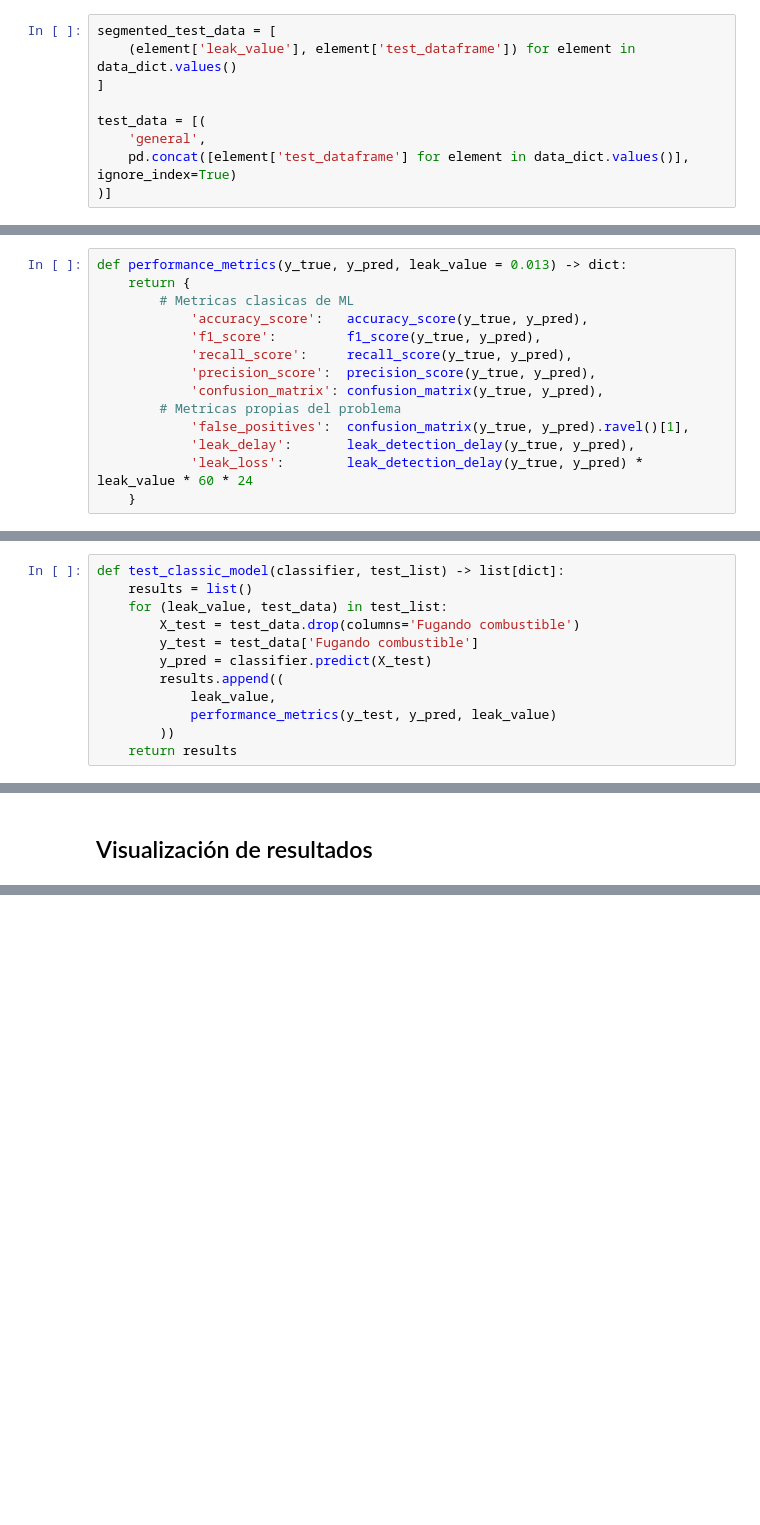
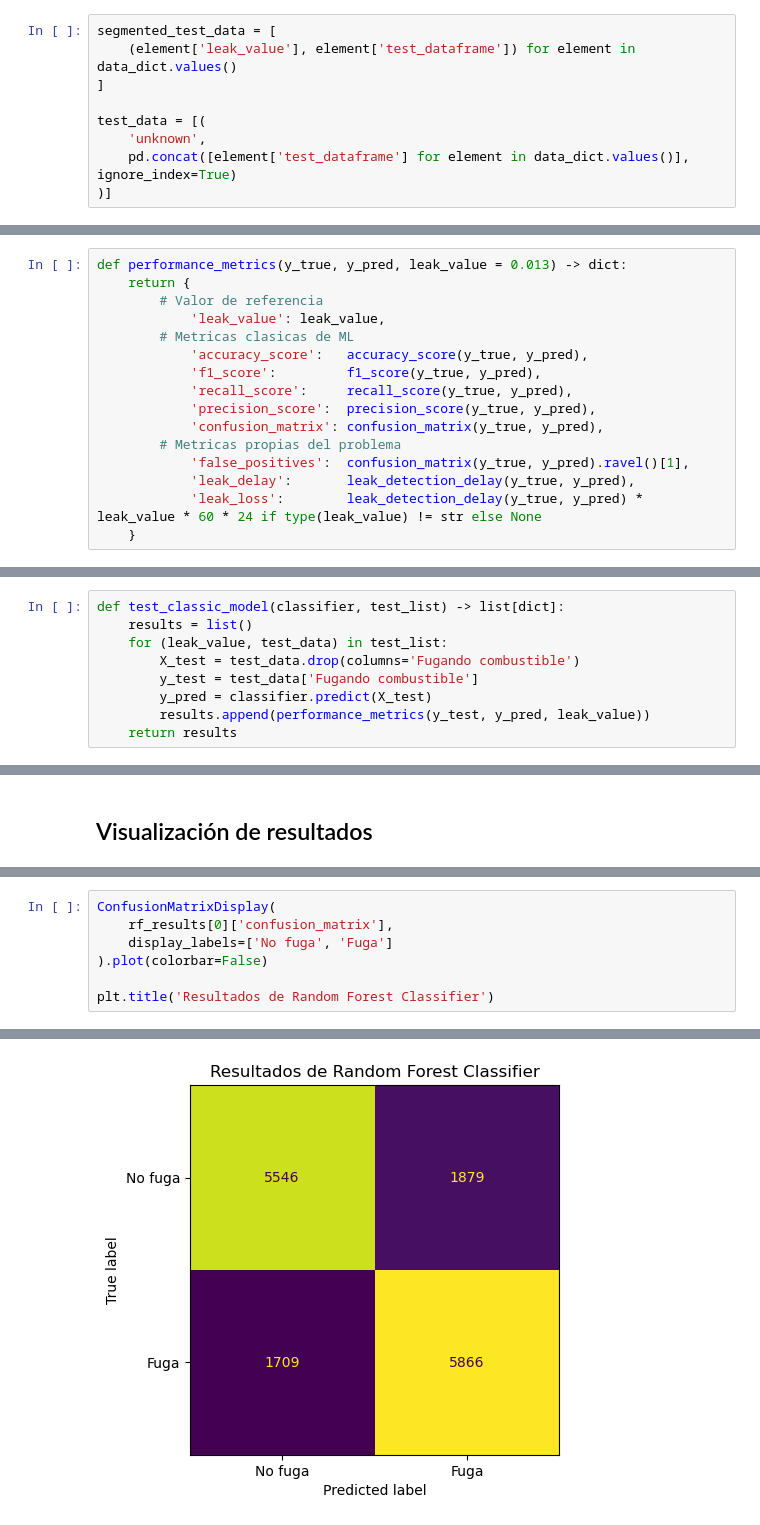
Before and after one commit to alu0101351773/TFM, a Jupyter notebook: src/project/main.ipynb, the cells around one changed output, grey strips where cells are left out. Saved outputs shown, nothing was run; the diff lists cells and outputs as text; blank space fills up the shorter version.

```diff
--- a/src/project/main.ipynb
+++ b/src/project/main.ipynb
@@ -609,7 +609,7 @@ segmented_test_data = [
 ]
 
 test_data = [(
-    'general',
+    'unknown',
     pd.concat([element['test_dataframe'] for element in data_dict.values()], ignore_index=True)
 )]
 # %% [markdown]
@@ -628,6 +628,8 @@ def leak_detection_delay(y_true: np.array, y_pred: np.array) -> int:
 # %%
 def performance_metrics(y_true, y_pred, leak_value = 0.013) -> dict:
     return {
+        # Valor de referencia
+            'leak_value': leak_value,
         # Metricas clasicas de ML
             'accuracy_score':   accuracy_score(y_true, y_pred),
             'f1_score':         f1_score(y_true, y_pred),
@@ -637,7 +639,7 @@ def performance_metrics(y_true, y_pred, leak_value = 0.013) -> dict:
         # Metricas propias del problema
             'false_positives':  confusion_matrix(y_true, y_pred).ravel()[1],
             'leak_delay':       leak_detection_delay(y_true, y_pred),
-            'leak_loss':        leak_detection_delay(y_true, y_pred) * leak_value * 60 * 24
+            'leak_loss':        leak_detection_delay(y_true, y_pred) * leak_value * 60 * 24 if type(leak_value) != str else None
     }
 # %% [markdown]
 ### Modelos clásicos
@@ -675,10 +677,7 @@ def test_classic_model(classifier, test_list) -> list[dict]:
         X_test = test_data.drop(columns='Fugando combustible')
         y_test = test_data['Fugando combustible']
         y_pred = classifier.predict(X_test)
-        results.append((
-            leak_value,
-            performance_metrics(y_test, y_pred, leak_value)
-        ))
+        results.append(performance_metrics(y_test, y_pred, leak_value))
     return results
 # %% [markdown]
 ##### Random Forest Classifier
@@ -921,0 +1188,8 @@ def display_performance_table(results: list[dict]) -> None:
+# %%
+ConfusionMatrixDisplay(
+    rf_results[0]['confusion_matrix'],
+    display_labels=['No fuga', 'Fuga']
+).plot(colorbar=False)
+
+plt.title('Resultados de Random Forest Classifier')
+# %% [output]
@@ -921,0 +1197 @@ def display_performance_table(results: list[dict]) -> None:
+[figure, added]
```
Also changed, not shown: parts of 58 cells of this notebook.
